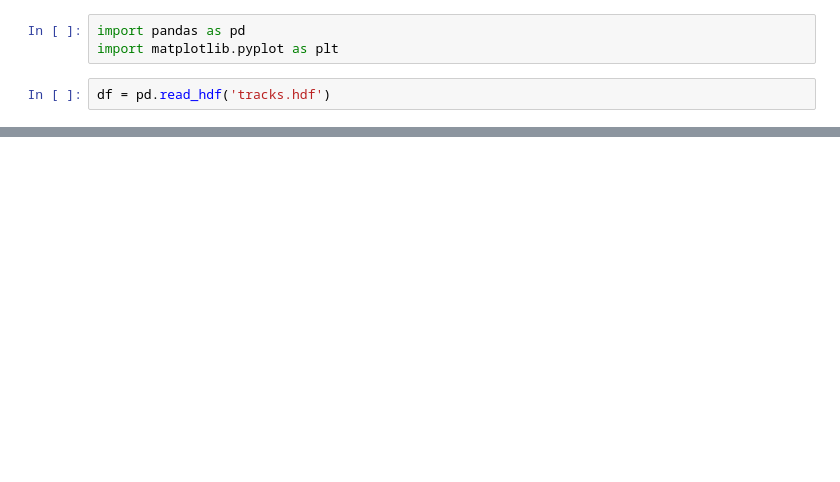
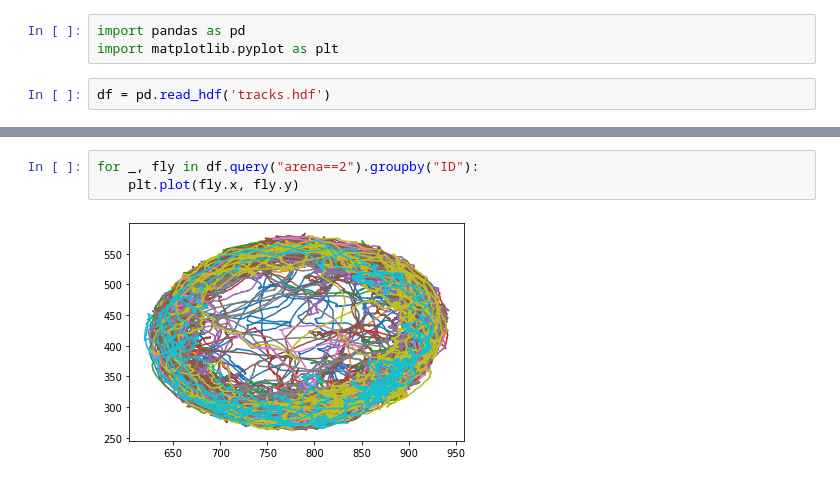
Before and after one commit to nicolaseberle/flyTracker, a Jupyter notebook: data/experiments/clement/analysis.ipynb, the cells around one changed output, grey strips where cells are left out. Saved outputs shown, nothing was run; the diff lists cells and outputs as text; blank space fills up the shorter version.

```diff
--- a/data/experiments/clement/analysis.ipynb
+++ b/data/experiments/clement/analysis.ipynb
@@ -15,0 +20,5 @@ for _, fly in df.query("arena==1").groupby("ID"):
+# %%
+for _, fly in df.query("arena==2").groupby("ID"):
+    plt.plot(fly.x, fly.y)
+# %% [output]
+[figure, added]
```
Also changed, not shown: parts of 8 cells of this notebook, 3 other files.
